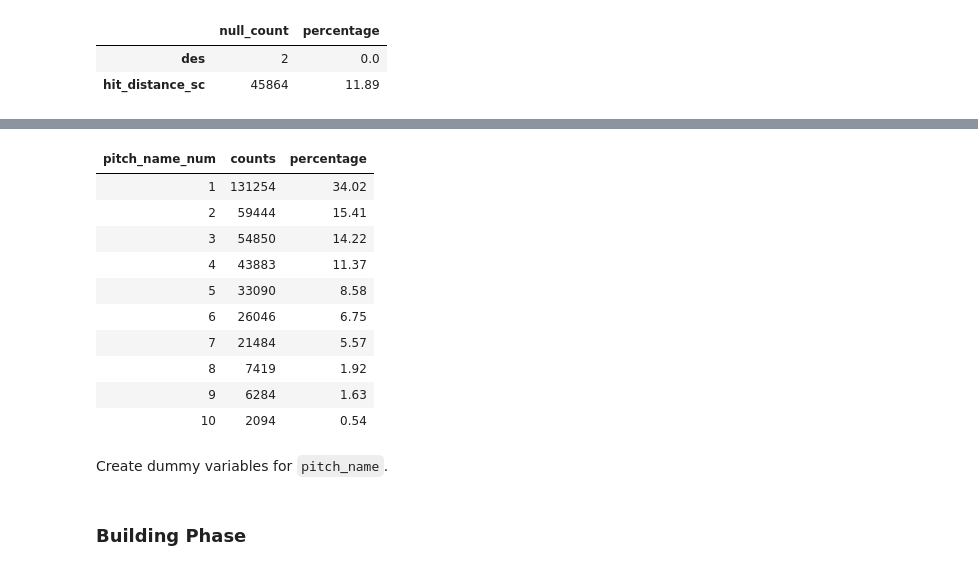
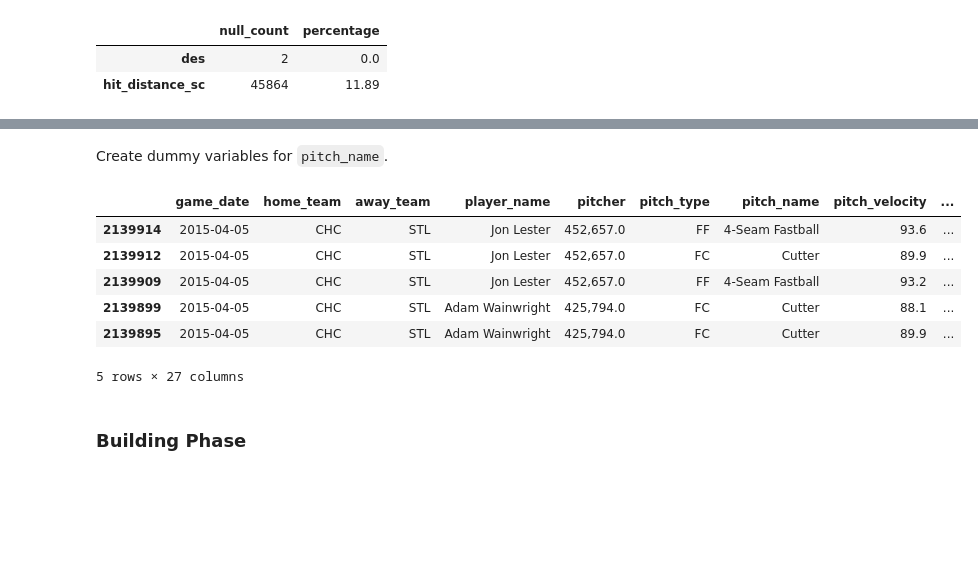
Before and after one commit to tweichle/Predicting-Baseball-Statistics, a Jupyter notebook: Classification/K-Nearest Neighbors-Classification with Over-Sampling Implementation for Baseball Outcomes.ipynb, the cells around one changed output, grey strips where cells are left out. Drawn from its saved outputs; the diff is of its cells as text; code cells hidden in the pictures; blank space fills up the shorter version.

```diff
--- a/Classification/K-Nearest Neighbors-Classification with Over-Sampling Implementation for Baseball Outcomes.ipynb
+++ b/Classification/K-Nearest Neighbors-Classification with Over-Sampling Implementation for Baseball Outcomes.ipynb
@@ -1117,32 +1102,20 @@ value_counts_func(all_MLB_teams2015_2017_new, 'pitch_name', bar=False)
-# %%
-# Map values of Series using input correspondence (i.e., map existing input values to new outputs values)
-all_MLB_teams2015_2017_new['pitch_name_num'] = all_MLB_teams2015_2017_new.pitch_name.map({'4-Seam Fastball':1, '2-Seam Fastball':2, 'Slider':3, 'Changeup':4, 'Sinker':5, 'Curveball':6, 'Cutter':7, 'Knuckle Curve':8, 'Split Finger':9, 'Knuckle Ball':10})
-# %%
-# Categorical column frequency
-# Returns counts of unique values in descending order (first element is the most frequently-occurring element)
-# Note: Excludes NA values by default
-value_counts_func(all_MLB_teams2015_2017_new, 'pitch_name_num', bar=False)
-# %% [output]
-| pitch_name_num | counts | percentage |
-| 1 | 131254 | 34.02 |
-| 2 | 59444 | 15.41 |
-| 3 | 54850 | 14.22 |
-| 4 | 43883 | 11.37 |
-| 5 | 33090 | 8.58 |
-| 6 | 26046 | 6.75 |
-| 7 | 21484 | 5.57 |
-| 8 | 7419 | 1.92 |
-| 9 | 6284 | 1.63 |
-| 10 | 2094 | 0.54 |
 # %% [markdown]
 Create dummy variables for `pitch_name`.
 # %%
 # Convert categorical variable into dummy/indicator variables
 # Note: prefix: string to append DataFrame column names
 #       drop_first=True removes the first level to get k-1 dummies out of k categorical events
 # Join columns with other DataFrame either on index or on a key
-# all_MLB_teams2015_2017_new = all_MLB_teams2015_2017_new.join(pd.get_dummies(all_MLB_teams2015_2017_new.pitch_name, prefix='pitch_name', drop_first=True))
-# all_MLB_teams2015_2017_new.head()
+all_MLB_teams2015_2017_new = all_MLB_teams2015_2017_new.join(pd.get_dummies(all_MLB_teams2015_2017_new.pitch_name, prefix='pitch_name', drop_first=True))
+all_MLB_teams2015_2017_new.head()
+# %% [output]
+|  | game_date | home_team | away_team | player_name | pitcher | pitch_type | pitch_name | pitch_velocity | ... |
+| 2139914 | 2015-04-05 | CHC | STL | Jon Lester | 452,657.0 | FF | 4-Seam Fastball | 93.6 | ... |
+| 2139912 | 2015-04-05 | CHC | STL | Jon Lester | 452,657.0 | FC | Cutter | 89.9 | ... |
+| 2139909 | 2015-04-05 | CHC | STL | Jon Lester | 452,657.0 | FF | 4-Seam Fastball | 93.2 | ... |
+| 2139899 | 2015-04-05 | CHC | STL | Adam Wainwright | 425,794.0 | FC | Cutter | 88.1 | ... |
+| 2139895 | 2015-04-05 | CHC | STL | Adam Wainwright | 425,794.0 | FC | Cutter | 89.9 | ... |
+5 rows × 27 columns
 # %% [markdown]
 ### Building Phase
 # %%
```
Also changed, not shown: parts of 48 cells of this notebook.
